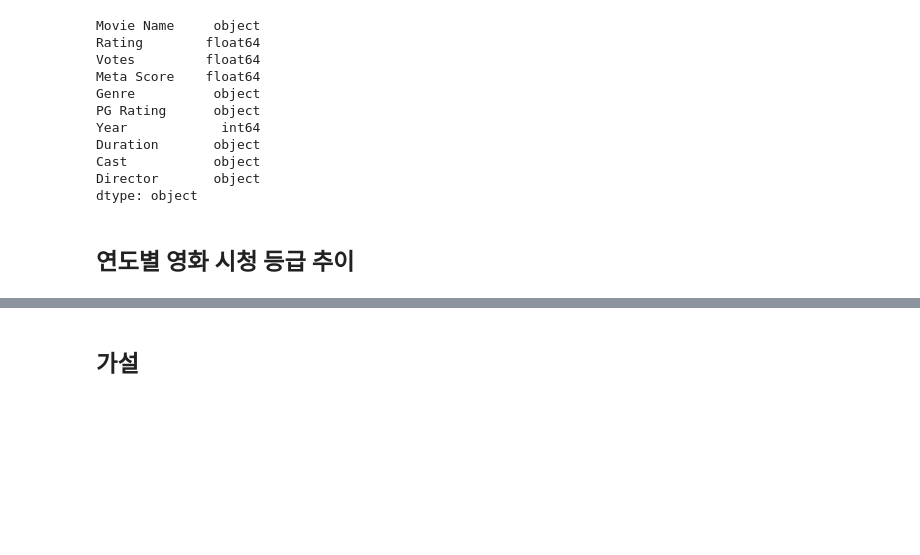
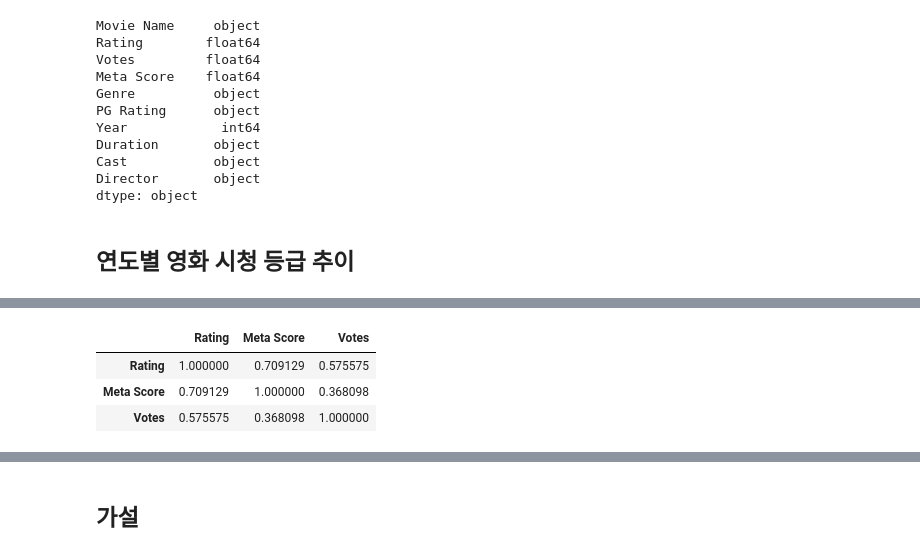
Before and after one commit to YDHYDHDONG/Movie_analysis, a Jupyter notebook: 영화_흥행_요인_분석.ipynb, the cells around one changed output, grey strips where cells are left out. Drawn from its saved outputs; the diff is of its cells as text; code cells hidden in the pictures; blank space fills up the shorter version.

```diff
--- a/영화_흥행_요인_분석.ipynb
+++ b/영화_흥행_요인_분석.ipynb
@@ -133,0 +174,7 @@ fig.show()
+# %%
+data[['Rating','Meta Score','Votes']].corr()
+# %% [output]
+|  | Rating | Meta Score | Votes |
+| Rating | 1.000000 | 0.709129 | 0.575575 |
+| Meta Score | 0.709129 | 1.000000 | 0.368098 |
+| Votes | 0.575575 | 0.368098 | 1.000000 |
```
Also changed, not shown: parts of 14 cells of this notebook.
